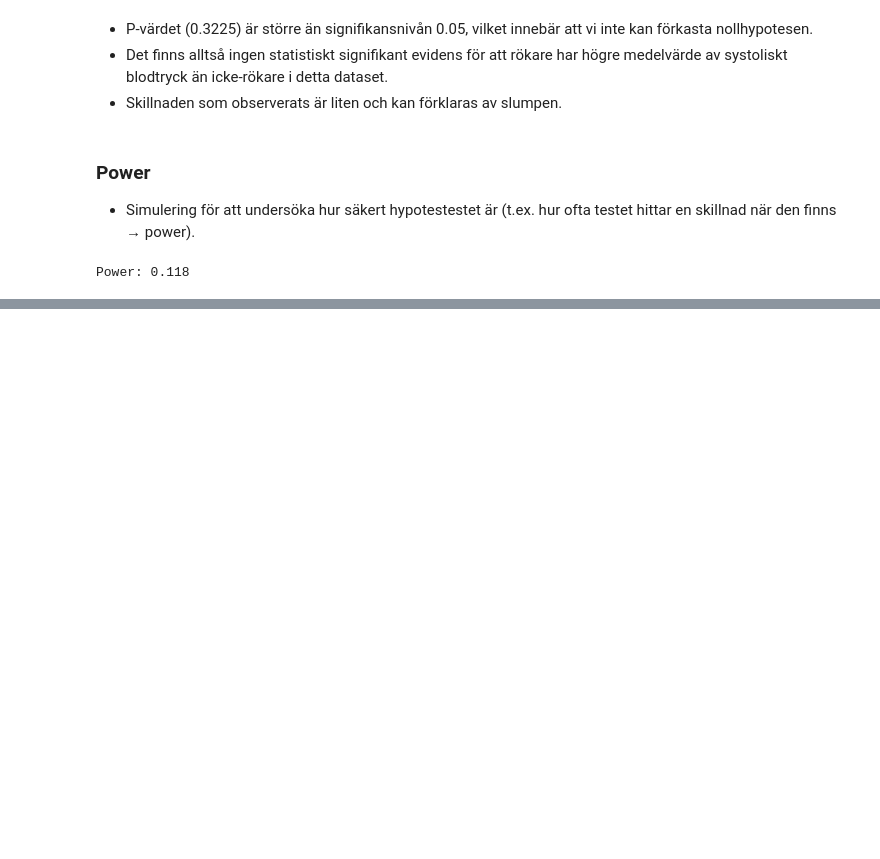
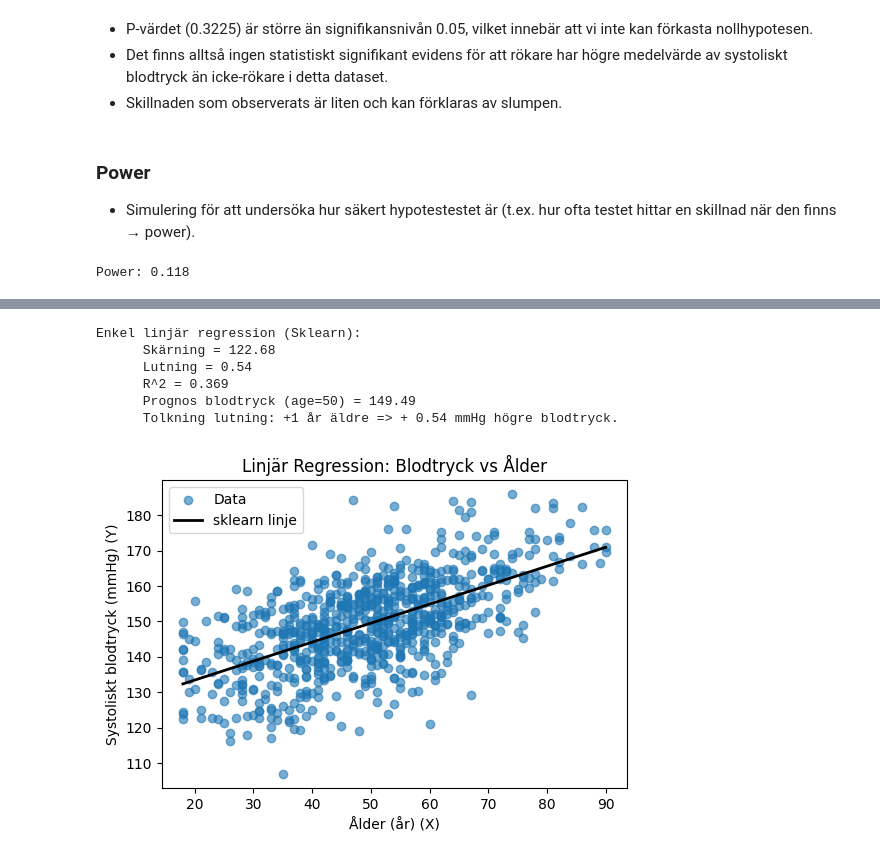
Before and after one commit to NadineKn/Python1, a Jupyter notebook: report.ipynb, the cells around one changed output, grey strips where cells are left out. Drawn from its saved outputs; the diff is of its cells as text; code cells hidden in the pictures; blank space fills up the shorter version.

```diff
--- a/report.ipynb
+++ b/report.ipynb
@@ -241,0 +225,45 @@ Power: 0.118
+# %%
+from sklearn.linear_model import LinearRegression
+
+x_2d = df[["age"]].values
+y_1d = df["systolic_bp"].values
+
+linreg = LinearRegression()
+linreg.fit(x_2d, y_1d)
+
+sk_intercept = float(linreg.intercept_)
+sk_slope = float(linreg.coef_[0])
+sk_r2 = float(linreg.score(x_2d, y_1d))
+sk_pred_bp = float(linreg.predict(np.array([[50]]))[0])
+
+print(f"""
+Enkel linjär regression (Sklearn):
+      Skärning = {sk_intercept:.2f}
+      Lutning = {sk_slope:.2f}
+      R^2 = {sk_r2:.3f}
+      Prognos blodtryck (age=50) = {sk_pred_bp:.2f}
+      Tolkning lutning: +1 år äldre => + {sk_slope:.2f} mmHg högre blodtryck.
+""")
+# %% [output]
+Enkel linjär regression (Sklearn):
+      Skärning = 122.68
+      Lutning = 0.54
+      R^2 = 0.369
+      Prognos blodtryck (age=50) = 149.49
+      Tolkning lutning: +1 år äldre => + 0.54 mmHg högre blodtryck.
+# %%
+plt.figure(figsize=(6,4))
+plt.scatter(df["age"], df["systolic_bp"], alpha=0.6, label="Data", zorder=1)
+
+grid_x = np.linspace(df["age"].min(), df["age"].max(), 200)
+grid_y_sklearn = sk_intercept + sk_slope * grid_x
+
+plt.plot(grid_x, grid_y_sklearn, color="black", linewidth=2, label="sklearn linje", zorder=2)
+
+plt.xlabel("Ålder (år) (X)")
+plt.ylabel("Systoliskt blodtryck (mmHg) (Y)")
+plt.title("Linjär Regression: Blodtryck vs Ålder")
+plt.legend()
+plt.show()
+# %% [output]
+[figure, added]
```
Also changed, not shown: parts of 24 cells of this notebook, 5 other files.
